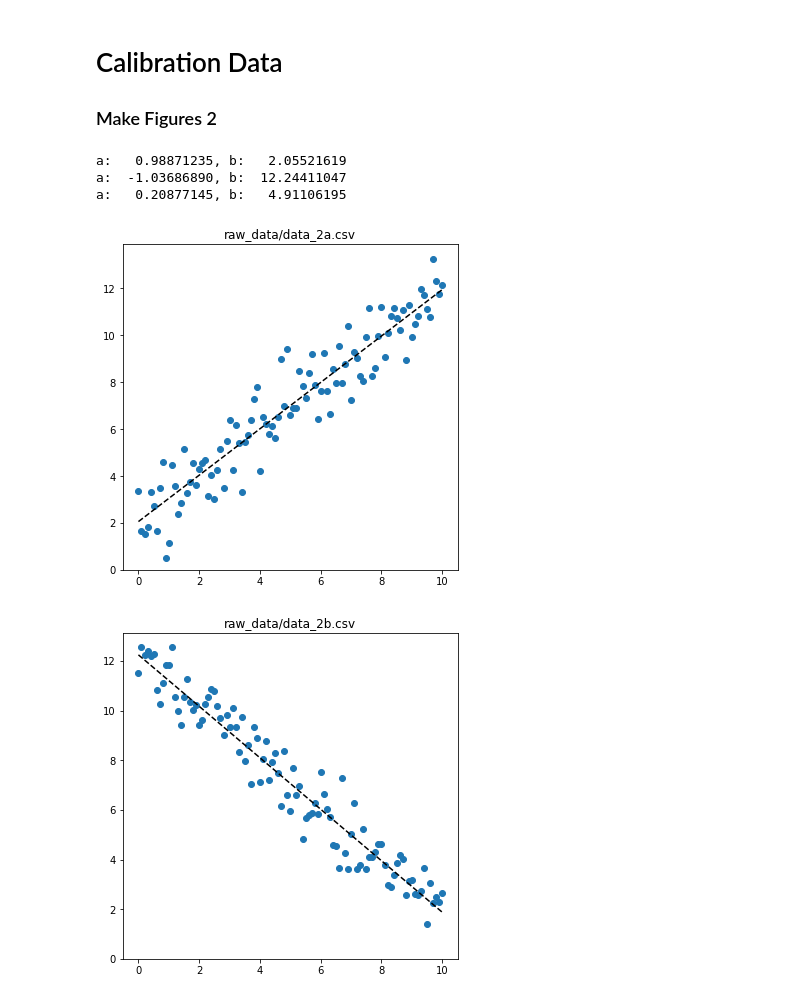
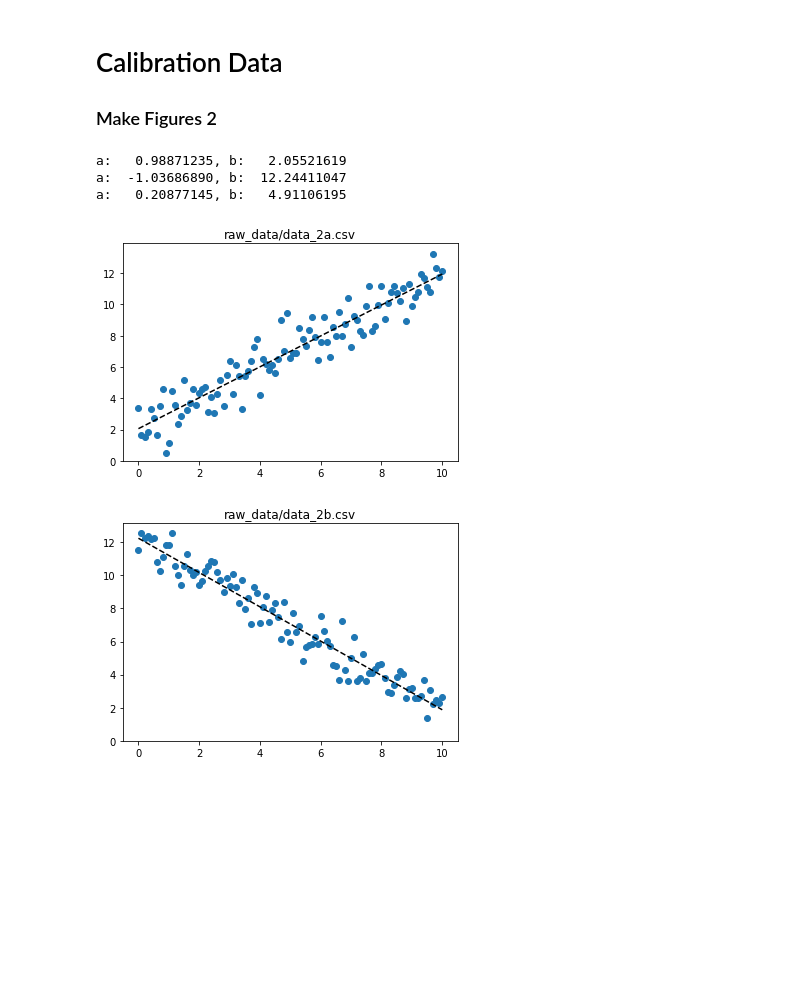
Before and after one commit to ostueker/workflow, a Jupyter notebook: Workflow - initial.ipynb, the cells around one changed output. Saved outputs shown, nothing was run; the diff lists cells and outputs as text; code cells hidden in the pictures; blank space fills up the shorter version.

```diff
--- a/Workflow - initial.ipynb
+++ b/Workflow - initial.ipynb
@@ -96,33 +95,33 @@ file_names = [
     'raw_data/data_2c.csv'
 ]
 
 for file_name in file_names:
     data_2 = np.loadtxt(file_name, delimiter=',')
     data_2 = data_2.transpose()
 
     x     = data_2[0]
     y_raw = data_2[1]
 
     # fitting raw data to function
     popt, pconv  = curve_fit(func, x, y_raw)
     a, b = popt[0], popt[1]
 
     print("a: {:12.8f}, b: {:12.8f}".format(a, b))
 
     y_fit = func(x, a, b )
 
-    plt.figure(figsize=(6, 6))
+    plt.figure(figsize=(6, 4))
     plt.title(file_name)
     plt.scatter(x, y_raw)
     plt.plot(x, y_fit, 'k--')
     plt.ylim(ymin=0 )
 #     plt.ylim(0, 14)
 
     figname = re.sub(r'raw_data/data_(.+)\.csv', r'plots/figure_\1.svg', file_name)
     plt.savefig(figname)
 # %% [output]
 a:   0.98871235, b:   2.05521619
 a:  -1.03686890, b:  12.24411047
 a:   0.20877145, b:   4.91106195
-[figure, old version]
+[figure, new version]
-[figure, old version]
+[figure, new version]
```
Also changed, not shown: parts of 3 cells of this notebook.
